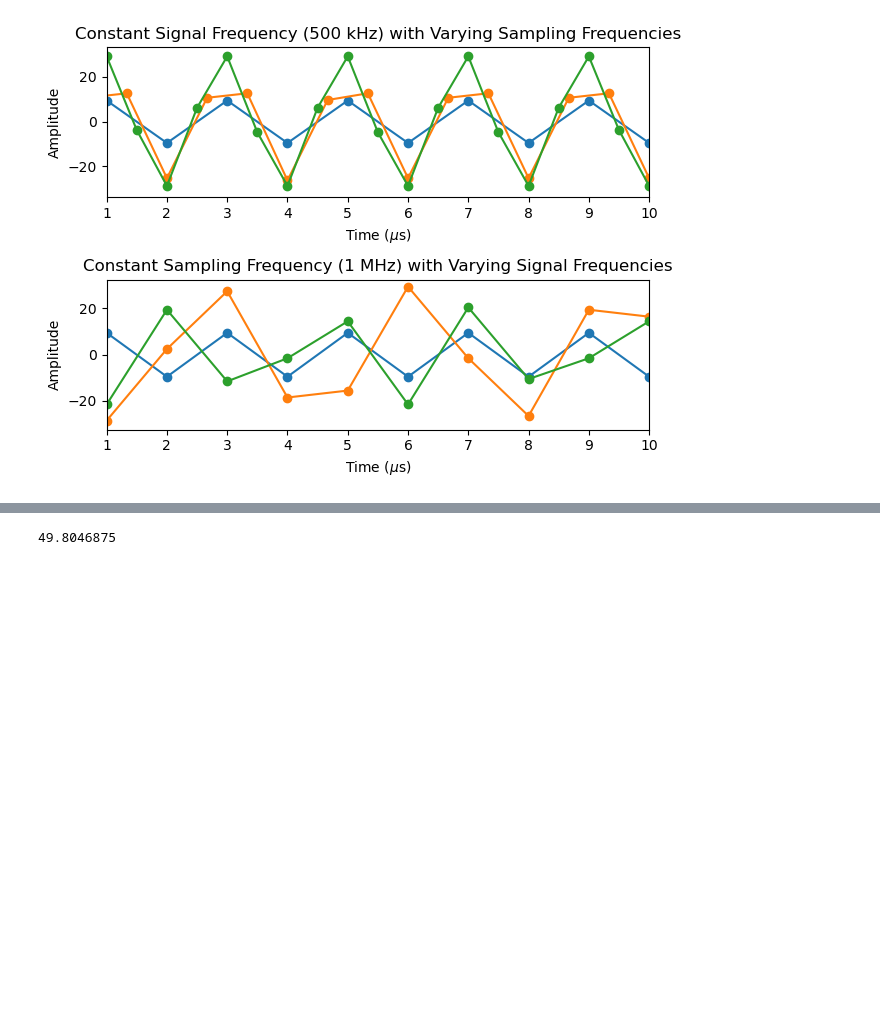
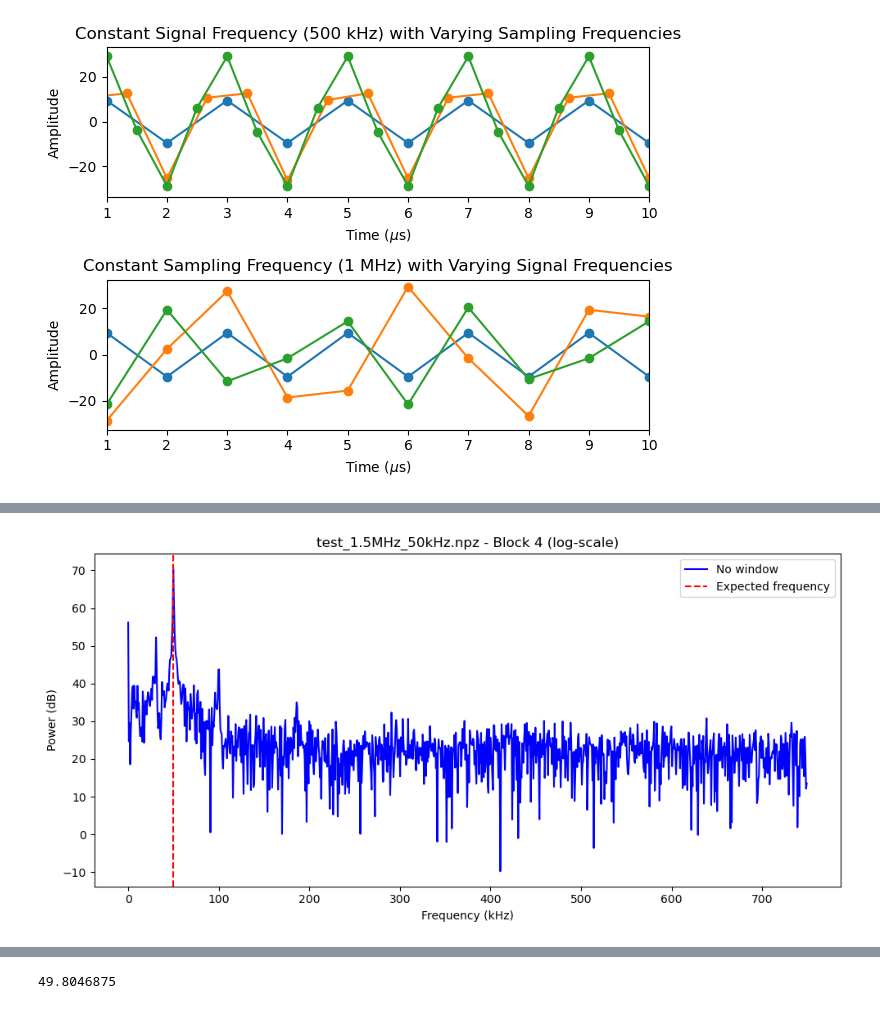
Before and after one commit to averybooks/radiolab2026-Cal, a Jupyter notebook: LAB1_Code.ipynb, the cells around one changed output, grey strips where cells are left out. Saved outputs shown, nothing was run; the diff lists cells and outputs as text; code cells hidden in the pictures; blank space fills up the shorter version.

```diff
--- a/LAB1_Code.ipynb
+++ b/LAB1_Code.ipynb
@@ -152,0 +371,83 @@ plt.show()
+# %%
+import numpy as np
+import matplotlib.pyplot as plt
+import os
+
+# -----------------------------
+# Dataset parameters
+# -----------------------------
+datasets = [
+    {
+        "file": r"C:\Users\medin\Downloads\Spring_2026\ASTRON121\LAB1_DATA\Bandpass Filter\1.5MHz_Sampling\test_1.5MHz_50kHz.npz",
+        "fs": 1.5e6,
+        "f_signal": 50e3,
+        "zoom_range_khz": 5,
+        "block_idx": 3
+    },
+    {
+        "file": r"C:\Users\medin\Downloads\Spring_2026\ASTRON121\LAB1_DATA\Bandpass Filter\3MHz_Sampling\test_3MHz_500kHz.npz",
+        "fs": 3e6,
+        "f_signal": 500e3,
+        "zoom_range_khz": 20,
+        "block_idx": 2
+    }
+]
+
+# -----------------------------
+# Function to plot log-scale annotated spectrum
+# -----------------------------
+def plot_annotated_spectrum_log(x_block, fs, f_signal, zoom_range_khz, title):
+    N = len(x_block)
+    delta_f = fs / N
+
+    freqs = np.fft.fftfreq(N, 1/fs)
+    window = np.hanning(N)
+
+    X = np.fft.fft(x_block)
+    Xw = np.fft.fft(x_block * window)
+
+    # Convert to dB (power)
+    epsilon = 1e-12  # avoid log(0)
+    power_dB = 10 * np.log10(np.abs(X)**2 + epsilon)
+    power_windowed_dB = 10 * np.log10(np.abs(Xw)**2 + epsilon)
+
+    # Zoom range
+    zoom_min = f_signal - zoom_range_khz*1e3
+    zoom_max = f_signal + zoom_range_khz*1e3
+
+    plt.figure(figsize=(10,5))
+
+    # Plot spectra in dB
+    plt.plot(freqs[:N//2]/1e3, power_dB[:N//2], label='No window', color='blue')
+    #plt.plot(freqs[:N//2]/1e3, power_windowed_dB[:N//2], label='Hanning window', color='orange')
+
+    # Expected frequency line
+    plt.axvline(f_signal/1e3, color='red', linestyle='--', label='Expected frequency')
+
+
+    #plt.xlim(zoom_min/1e3, zoom_max/1e3)
+    plt.xlabel('Frequency (kHz)')
+    plt.ylabel('Power (dB)')
+    plt.title(title + " (log-scale)")
+    plt.legend()
+    plt.tight_layout()
+    plt.show()
+
+    print(f"{title}: Frequency resolution Δf = {delta_f:.2f} Hz")
+
+# -----------------------------
+# Process both datasets
+# -----------------------------
+for ds in datasets:
+    data = np.load(ds["file"])
+    x = data[data.files[0]]
+
+    if x.ndim == 1:
+        x = x[np.newaxis, :]
+
+    block = x[ds["block_idx"]]
+    title = f"{os.path.basename(ds['file'])} - Block {ds['block_idx'] + 1}"
+
+    plot_annotated_spectrum_log(block, ds["fs"], ds["f_signal"], ds["zoom_range_khz"], title)
+# %% [output]
+[figure, added]
```
Also changed, not shown: parts of 9 cells of this notebook.
